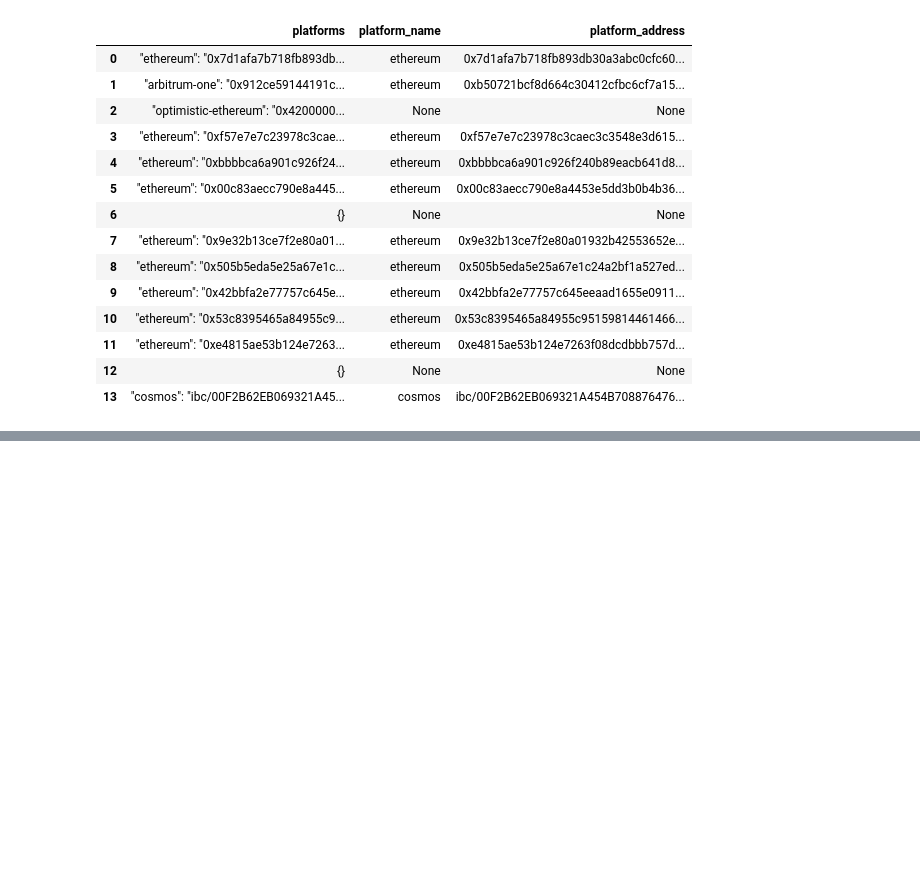
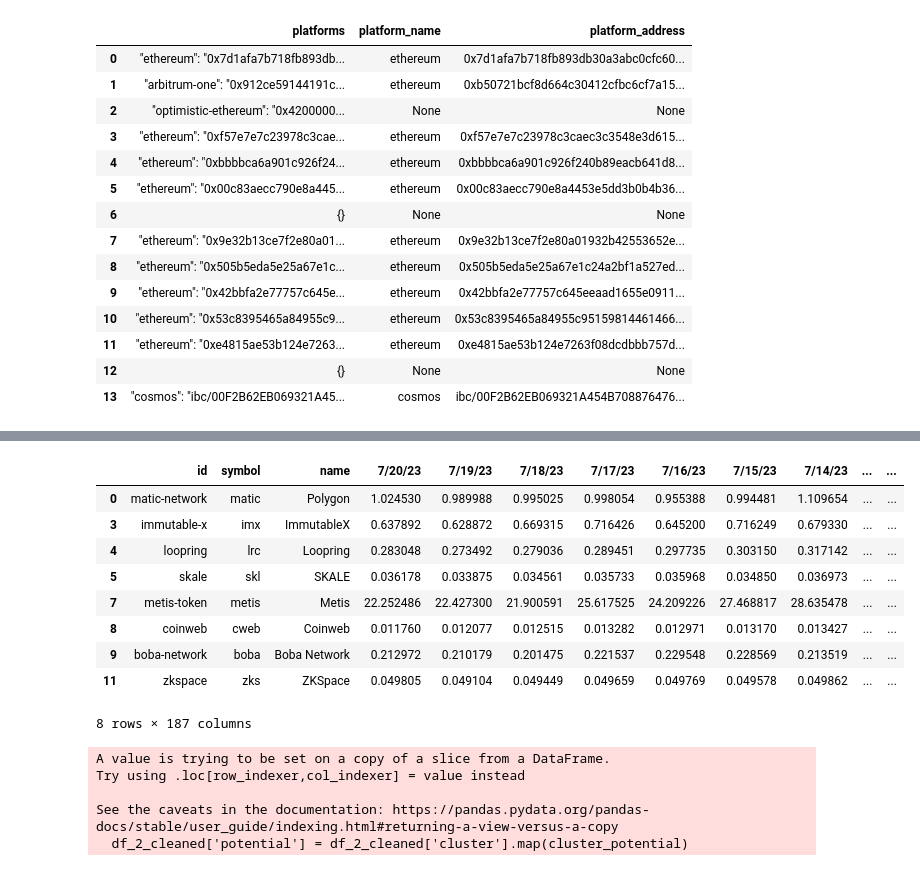
Before and after one commit to SyaugiAlkaf/L2-blockchain-historical-analysis-syaugi, a Jupyter notebook: data-analysis-l2-historical-data.ipynb, the cells around one changed output, grey strips where cells are left out. Drawn from its saved outputs; the diff is of its cells as text; code cells hidden in the pictures; blank space fills up the shorter version.

```diff
--- a/data-analysis-l2-historical-data.ipynb
+++ b/data-analysis-l2-historical-data.ipynb
@@ -198,0 +298,22 @@ time_series_data = df_2_cleaned.drop(columns=['id', 'symbol', 'name', 'platform_
+# %%
+df_2_cleaned.head(30)
+# %% [output]
+|  | id | symbol | name | 7/20/23 | 7/19/23 | 7/18/23 | 7/17/23 | 7/16/23 | 7/15/23 | 7/14/23 | ... | ... |
+| 0 | matic-network | matic | Polygon | 1.024530 | 0.989988 | 0.995025 | 0.998054 | 0.955388 | 0.994481 | 1.109654 | ... | ... |
+| 3 | immutable-x | imx | ImmutableX | 0.637892 | 0.628872 | 0.669315 | 0.716426 | 0.645200 | 0.716249 | 0.679330 | ... | ... |
+| 4 | loopring | lrc | Loopring | 0.283048 | 0.273492 | 0.279036 | 0.289451 | 0.297735 | 0.303150 | 0.317142 | ... | ... |
+| 5 | skale | skl | SKALE | 0.036178 | 0.033875 | 0.034561 | 0.035733 | 0.035968 | 0.034850 | 0.036973 | ... | ... |
+| 7 | metis-token | metis | Metis | 22.252486 | 22.427300 | 21.900591 | 25.617525 | 24.209226 | 27.468817 | 28.635478 | ... | ... |
+| 8 | coinweb | cweb | Coinweb | 0.011760 | 0.012077 | 0.012515 | 0.013282 | 0.012971 | 0.013170 | 0.013427 | ... | ... |
+| 9 | boba-network | boba | Boba Network | 0.212972 | 0.210179 | 0.201475 | 0.221537 | 0.229548 | 0.228569 | 0.213519 | ... | ... |
+| 11 | zkspace | zks | ZKSpace | 0.049805 | 0.049104 | 0.049449 | 0.049659 | 0.049769 | 0.049578 | 0.049862 | ... | ... |
+8 rows × 187 columns
+# %%
+cluster_potential = {0: 'High', 1: 'Medium', 2: 'Low'}  # Example mapping
+df_2_cleaned['potential'] = df_2_cleaned['cluster'].map(cluster_potential)
+# %% [output]
+A value is trying to be set on a copy of a slice from a DataFrame.
+Try using .loc[row_indexer,col_indexer] = value instead
+
+See the caveats in the documentation: https://pandas.pydata.org/pandas-docs/stable/user_guide/indexing.html#returning-a-view-versus-a-copy
+  df_2_cleaned['potential'] = df_2_cleaned['cluster'].map(cluster_potential)
```
Also changed, not shown: parts of 27 cells of this notebook.
